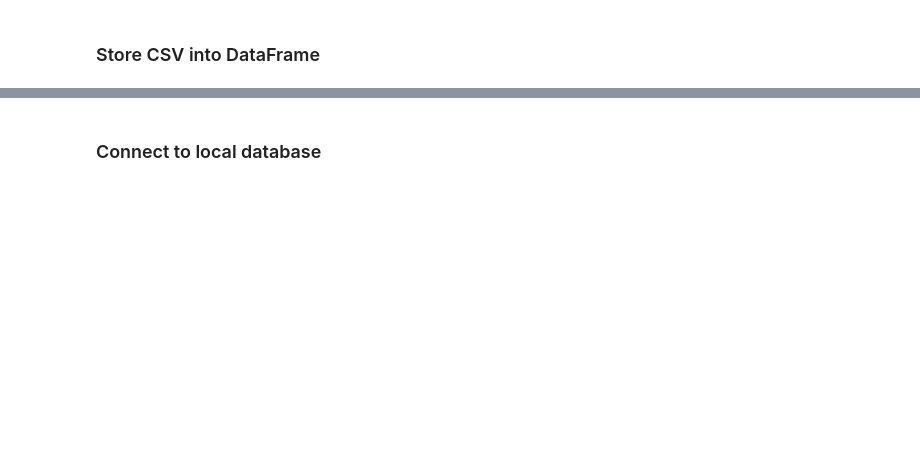
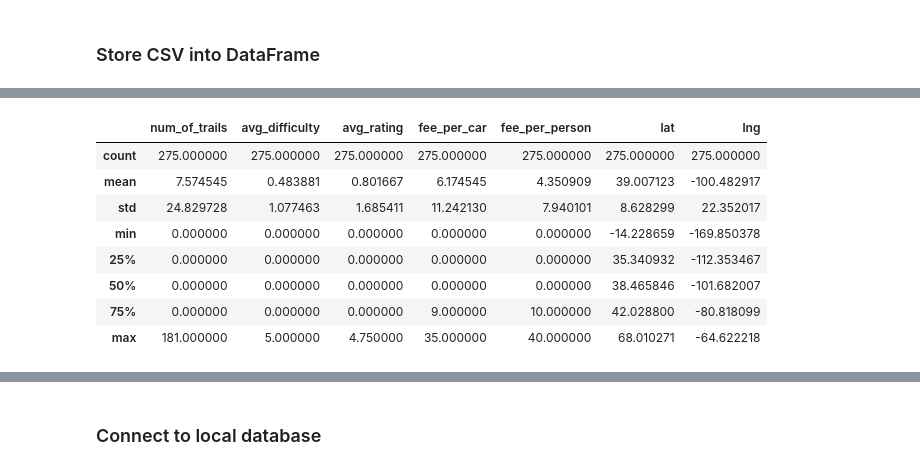
Before and after one commit to prathibha02/Project-2-parks_database, a Jupyter notebook: data_etl_cwm project_2.ipynb, the cells around one changed output, grey strips where cells are left out. Saved outputs shown, nothing was run; the diff lists cells and outputs as text; code cells hidden in the pictures; blank space fills up the shorter version.

```diff
--- a/data_etl_cwm project_2.ipynb
+++ b/data_etl_cwm project_2.ipynb
@@ -78,0 +37,13 @@ weather_data_df.head(1)
+# %%
+# national_parks_cleaned_df.head(1)
+national_parks_cleaned_df.describe()
+# %% [output]
+|  | num_of_trails | avg_difficulty | avg_rating | fee_per_car | fee_per_person | lat | lng |
+| count | 275.000000 | 275.000000 | 275.000000 | 275.000000 | 275.000000 | 275.000000 | 275.000000 |
+| mean | 7.574545 | 0.483881 | 0.801667 | 6.174545 | 4.350909 | 39.007123 | -100.482917 |
+| std | 24.829728 | 1.077463 | 1.685411 | 11.242130 | 7.940101 | 8.628299 | 22.352017 |
+| min | 0.000000 | 0.000000 | 0.000000 | 0.000000 | 0.000000 | -14.228659 | -169.850378 |
+| 25% | 0.000000 | 0.000000 | 0.000000 | 0.000000 | 0.000000 | 35.340932 | -112.353467 |
+| 50% | 0.000000 | 0.000000 | 0.000000 | 0.000000 | 0.000000 | 38.465846 | -101.682007 |
+| 75% | 0.000000 | 0.000000 | 0.000000 | 9.000000 | 10.000000 | 42.028800 | -80.818099 |
+| max | 181.000000 | 5.000000 | 4.750000 | 35.000000 | 40.000000 | 68.010271 | -64.622218 |
```
Also changed, not shown: parts of 33 cells of this notebook.
